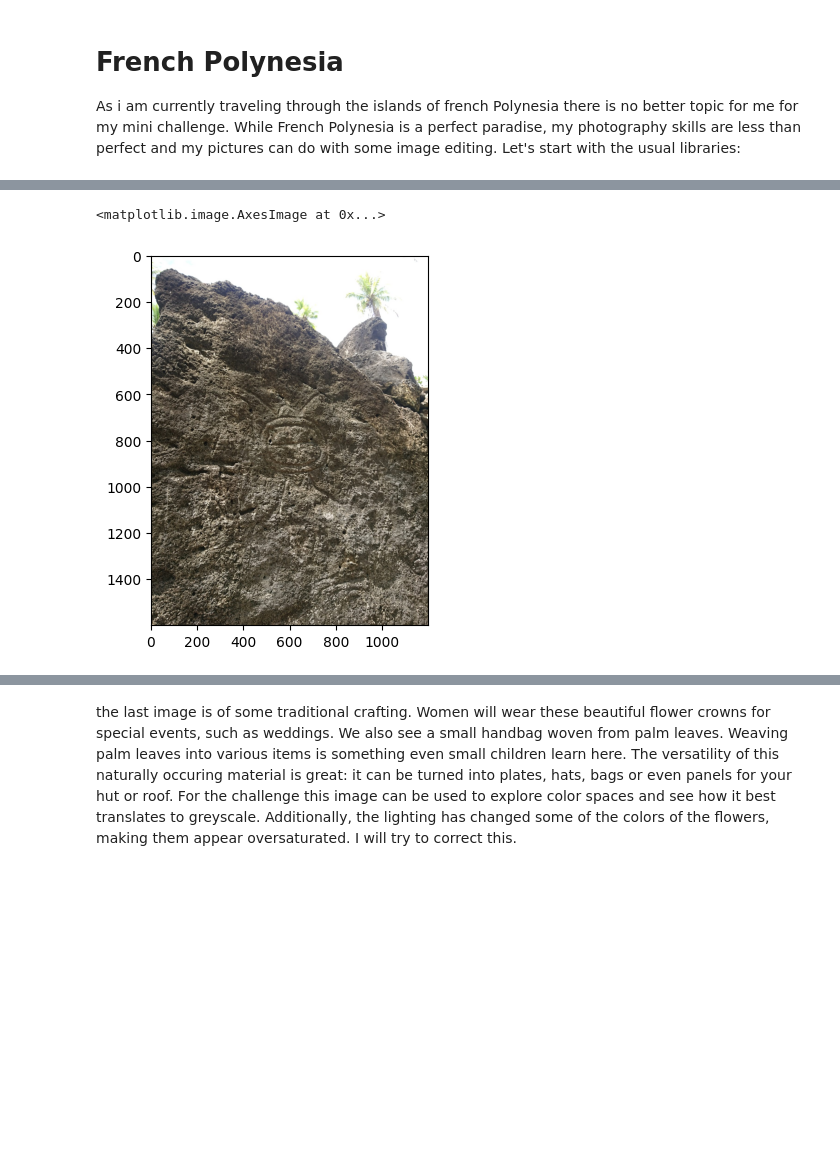
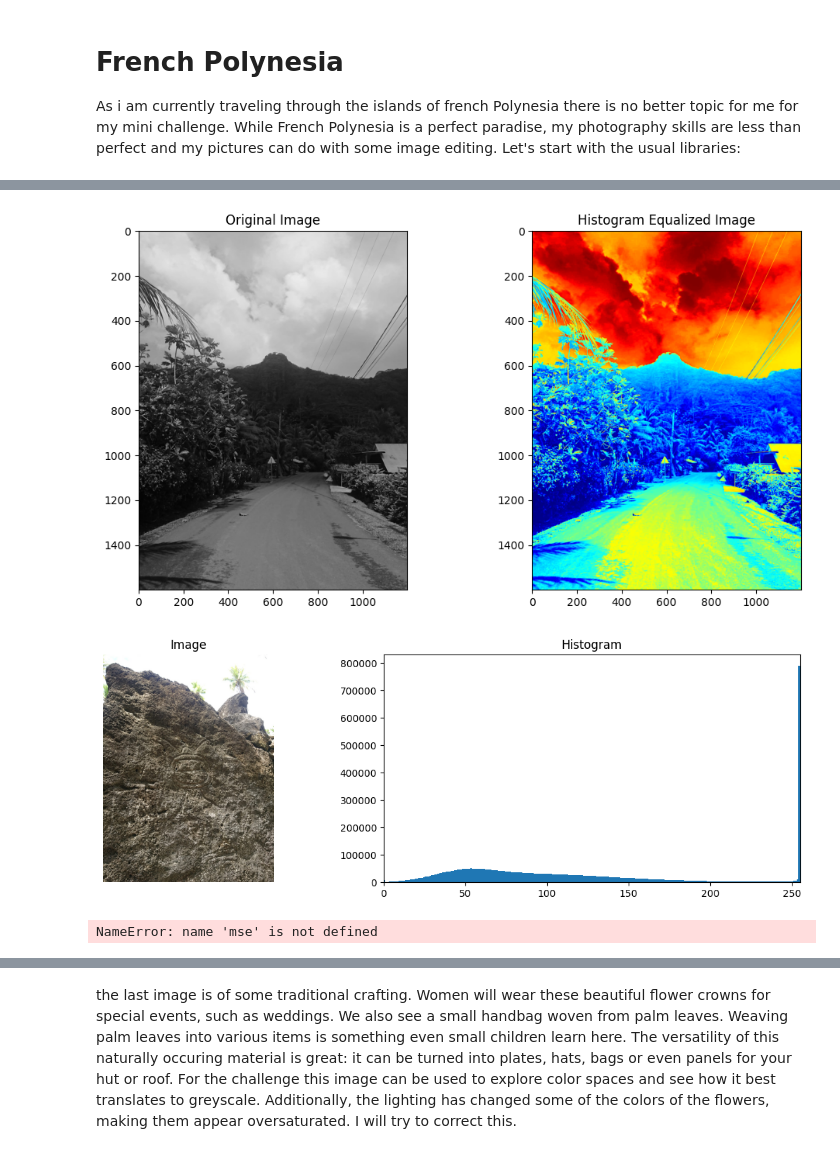
Before and after one commit to AntoniaBonfa/gbsv_mc1, a Jupyter notebook: welcome to paradise.ipynb, the cells around one changed output, grey strips where cells are left out. Cells and saved outputs as stored; diff of their text form; code cells hidden in the pictures; blank space fills up the shorter version.

```diff
--- a/welcome to paradise.ipynb
+++ b/welcome to paradise.ipynb
@@ -23,8 +110,31 @@ The next image is from an ancient mara'e - places of power or worship in the old
+# %%
+
+
+# Convert back to BGR
+equalized_bgr = cv.cvtColor(equalized_image, cv.COLOR_GRAY2RGB)
+color_mapped_image = cv.applyColorMap(equalized_bgr, cv.COLORMAP_JET)
+
+
+# Display images
+plt.figure(figsize=(12, 6))
+plt.subplot(1, 2, 1)
+plt.imshow(gray_image2, cmap = 'gray')
+plt.title('Original Image')
+plt.subplot(1, 2, 2)
+plt.imshow(cv.cvtColor(color_mapped_image, cv.COLOR_BGR2RGB))
+#plt.imshow(cv.cvtColor(equalized_bgr, cv.COLOR_BGR2RGB), cmap = 'RdYlBu')
+plt.title('Histogram Equalized Image')
+plt.show()
+# %% [output]
+[figure, added]
 # %%
 marae = cv.imread('images/marae.jpg')
 marae = cv.cvtColor(marae, cv.COLOR_BGR2RGB)
 
-plt.imshow(marae)
+plot_img_with_hist(marae)
+ssim_gauss = np.round(ssim(marae, img_res, channel_axis=2), 2)
+psnr_gauss = np.round(peak_signal_noise_ratio(marae, img_res), 2)
+print(f'mse: {mse_gauss} \n ssim: {ssim_gauss} \n psnr: {psnr_gauss}')
 # %% [output]
+[figure, new version]
-<matplotlib.image.AxesImage at 0x...>
+NameError: name 'mse' is not defined
-[figure, old version]
```
Also changed, not shown: parts of 15 cells of this notebook, 5 other files.
